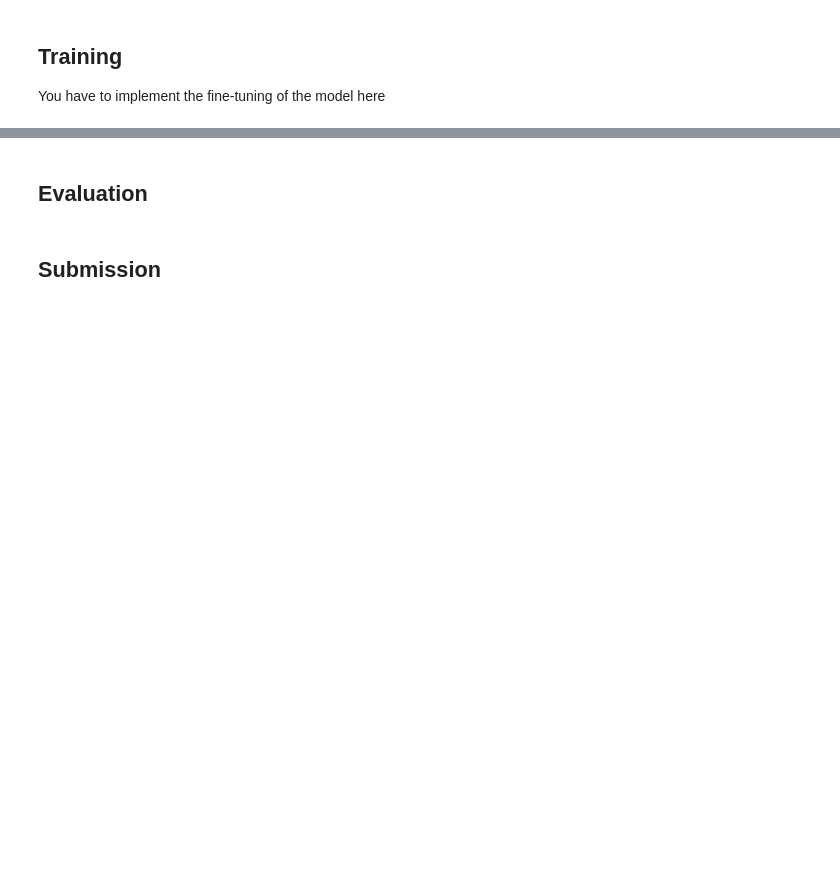
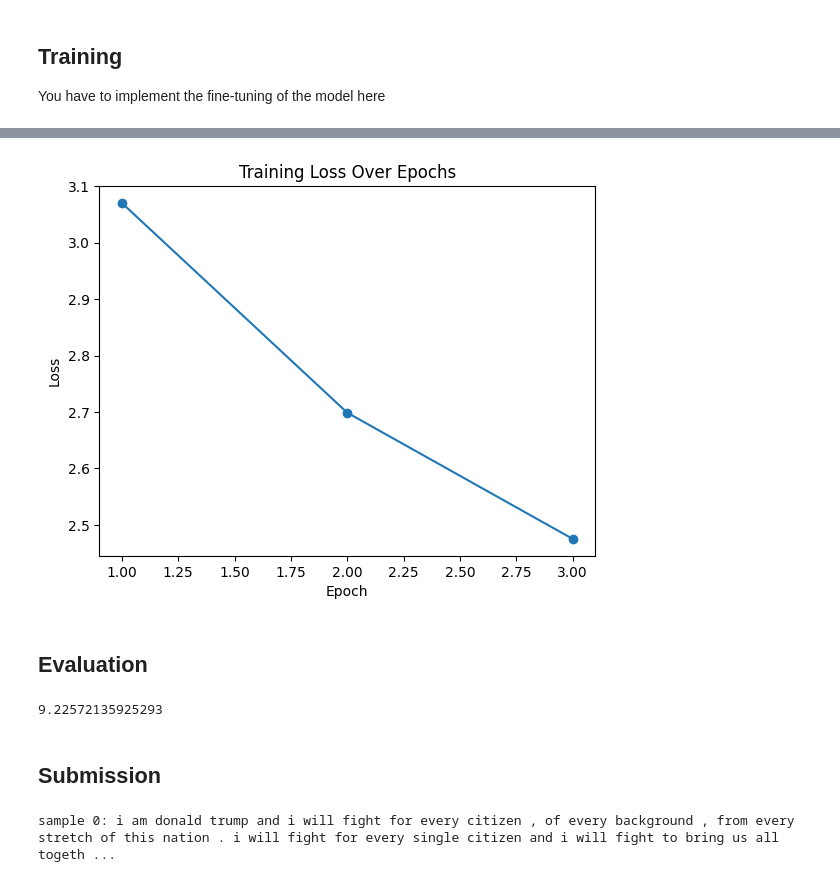
Before and after one commit to dpkass/HHU-Master-Deep-Learning, a Jupyter notebook: Exercises/Assignment 13 - GPTrump Challenge/Exercise13_GPTrump_finetuning.ipynb, the cells around one changed output, grey strips where cells are left out. Cells and saved outputs as stored; diff of their text form; code cells hidden in the pictures; blank space fills up the shorter version.

```diff
--- a/Exercises/Assignment 13 - GPTrump Challenge/Exercise13_GPTrump_finetuning.ipynb
+++ b/Exercises/Assignment 13 - GPTrump Challenge/Exercise13_GPTrump_finetuning.ipynb
@@ -99,0 +136,41 @@ You have to implement the fine-tuning of the model here
+# %%
+# Training loop
+## Your code here ##
+
+criterion = nn.CrossEntropyLoss()
+optimizer = optim.Adam(model.parameters(), lr=5e-5)
+
+num_epochs = 3
+loss_values = []
+
+for epoch in trange(num_epochs):
+    model.train()
+    running_loss = 0.0
+
+    for context, target in tqdm(dataloader):
+        context = context.to(device)
+        target = target.to(device)
+
+        optimizer.zero_grad()
+
+        outputs = model(context)
+        logits = outputs.logits
+        logits = logits.view(-1, logits.size(-1))
+        target = target.view(-1)
+
+        loss = criterion(logits, target)
+        loss.backward()
+
+        optimizer.step()
+        running_loss += loss.item()
+
+    avg_loss = running_loss / len(dataloader)
+    loss_values.append(avg_loss)
+    print(f"Epoch {epoch + 1}/{num_epochs}, Loss: {avg_loss}")
+
+plt.plot(range(1, num_epochs + 1), loss_values, marker='o')
+plt.xlabel('Epoch')
+plt.ylabel('Loss')
+plt.title('Training Loss Over Epochs')
+plt.show()
+# %% [output]
@@ -100,3 +180,4 @@ You have to implement the fine-tuning of the model here
+[figure, added]
 # %% [markdown]
 ## Evaluation
 # %%
@@ -112,17 +193,22 @@ def perplexity(model, dataloader):
 
         pred = model(context).logits
 
-        loss = F.cross_entropy(pred.reshape(-1,pred.shape[-1]), target.reshape(-1), reduction='sum')
+        loss = F.cross_entropy(pred.reshape(-1, pred.shape[-1]), target.reshape(-1), reduction='sum')
         total_loss += loss.item()
         total_tokens += target.numel()
 
-    return torch.exp(torch.tensor(total_loss/total_tokens)).item()
+    return torch.exp(torch.tensor(total_loss / total_tokens)).item()
+
 
 print(perplexity(model, dataloader))
+# %% [output]
+9.22572135925293
 # %% [markdown]
 ## Submission
 # %%
 generate(model, "I am Donald Trump and I will", max_length=200, num_return_sequences=1)
+# %% [output]
+sample 0: i am donald trump and i will fight for every citizen , of every background , from every stretch of this nation . i will fight for every single citizen and i will fight to bring us all togeth ...
 # %%
 # save the model
 model.save_pretrained("trump_model")
```
Also changed, not shown: parts of 5 cells of this notebook, 1 other file.
